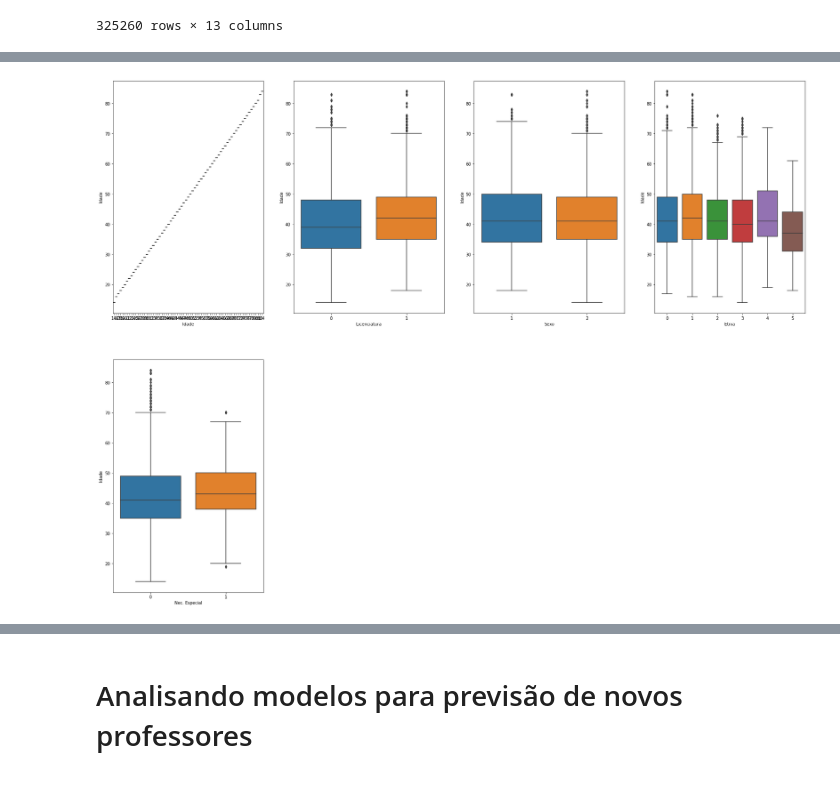
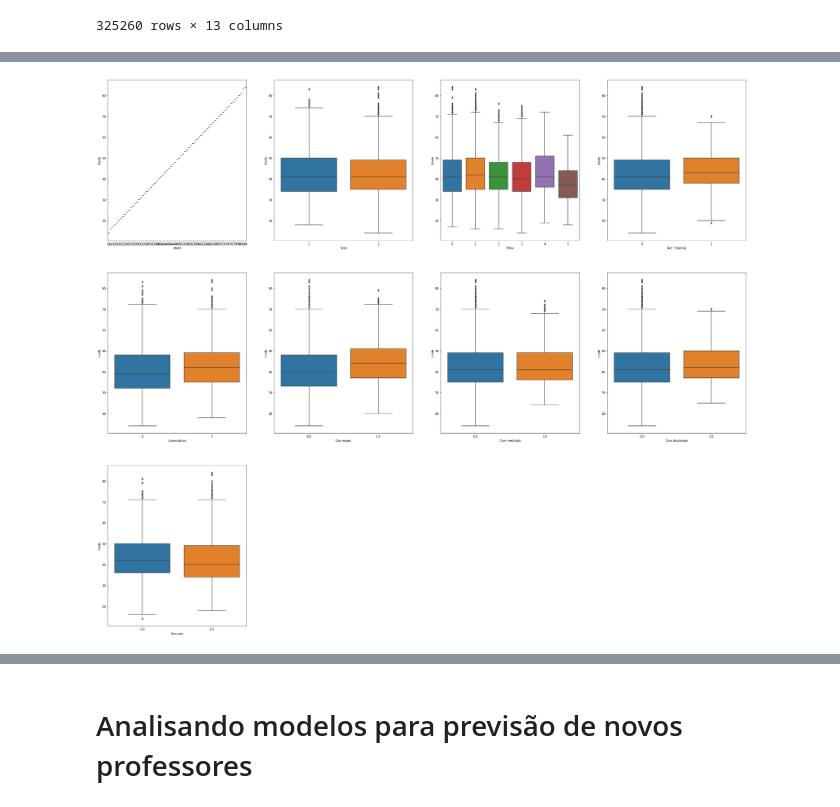
Before and after one commit to sergioneto12/Analise_Censo_Escolar_2020, a Jupyter notebook: Dados - Censo Escolar.ipynb, the cells around one changed output, grey strips where cells are left out. Drawn from its saved outputs; the diff is of its cells as text; code cells hidden in the pictures.

```diff
--- a/Dados - Censo Escolar.ipynb
+++ b/Dados - Censo Escolar.ipynb
@@ -286,11 +258,11 @@ dtype: float64]
 # %%
-sub = dados_1[['Idade', 'Licenciatura', 'Sexo', 'Etnia', 'Nec. Especial']]
+sub = dados_1[['Idade', 'Sexo', 'Etnia', 'Nec. Especial', 'Licenciatura', 'Com espec.', 'Com mestrado', 'Com doutorado', 'Sem pós']]
 
-plt.figure(figsize = (30,60))
+plt.figure(figsize = (40,60))
 x = 1
 for d in sub:
     plt.subplot(5, 4, x)
     sns.boxplot(data = sub, x = d, y = 'Idade')
     x += 1
 # %% [output]
-[figure, old version]
+[figure, new version]
```
Also changed, not shown: parts of 39 cells of this notebook, 1 other file.
